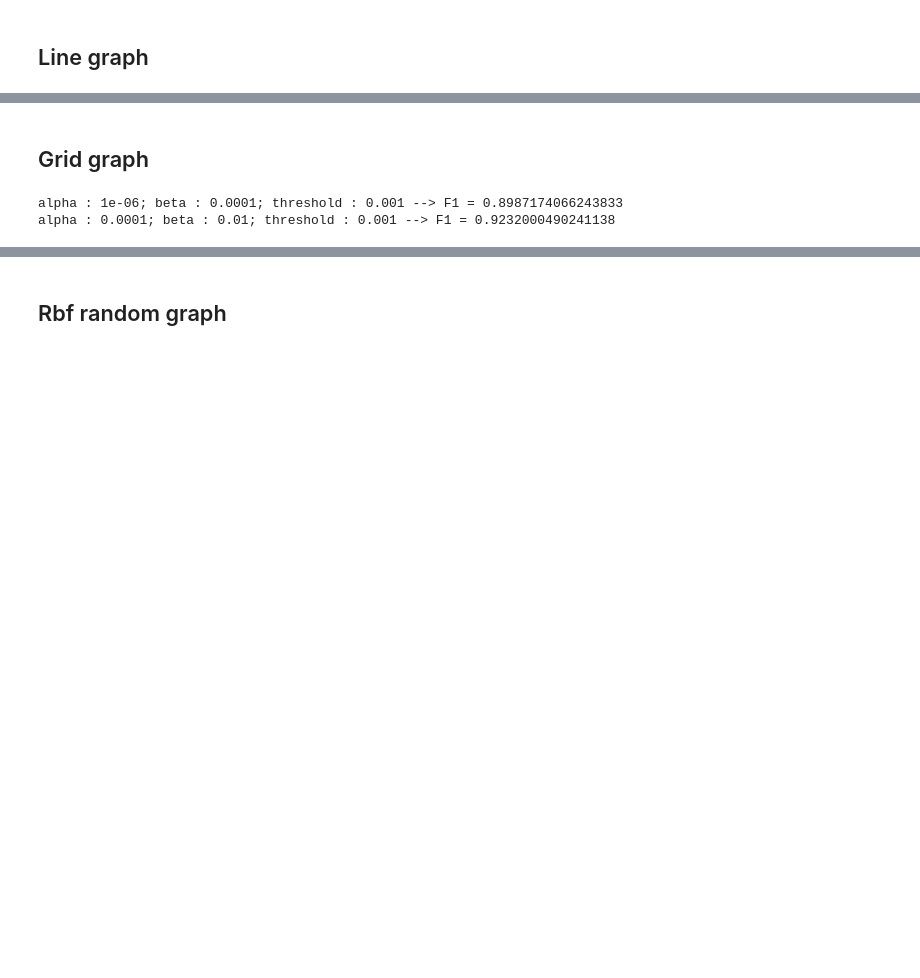
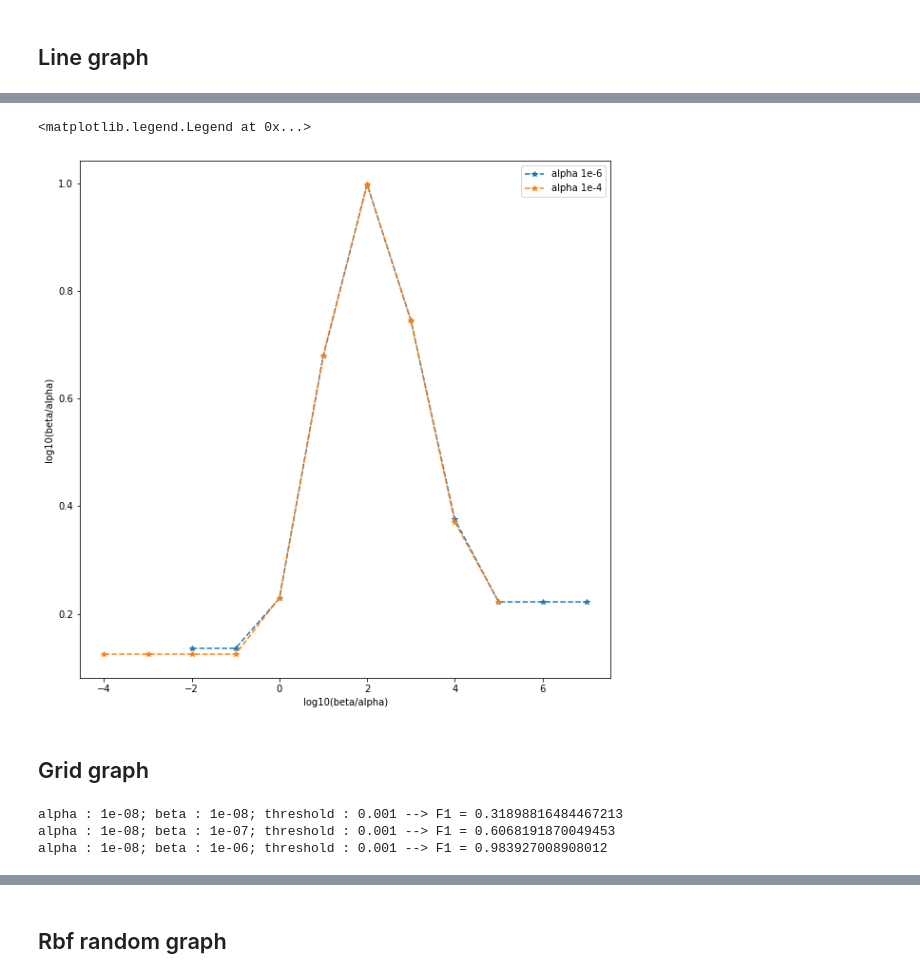
Before and after one commit to Guichaoua/AST_MVA2021, a Jupyter notebook: code/notebooks/GLSigRep.ipynb, the cells around one changed output, grey strips where cells are left out. Cells and saved outputs as stored; diff of their text form; code cells hidden in the pictures; blank space fills up the shorter version.

```diff
--- a/code/notebooks/GLSigRep.ipynb
+++ b/code/notebooks/GLSigRep.ipynb
@@ -64,3 +88,17 @@ alpha : 1e-06; beta : 0.0001; threshold : 0.001 --> F1 = 1.0
+# %%
+alpha_6 = results_line[results_line["threshold"]==0.001][results_line["alpha"]==1e-6]["F1"]
+alpha_4 = results_line[results_line["threshold"]==0.001][results_line["alpha"]==1e-4]["F1"]
+alpha_2 = results_line[results_line["threshold"]==0.001][results_line["alpha"]==1e-2]["F1"]
+# %%
+plt.figure(figsize=(10, 10))
+plt.plot(np.arange(-2, 8), alpha_6, "*--", label="alpha 1e-6")
+plt.plot(np.arange(-4, 6), alpha_4, "*--", label="alpha 1e-4")
+plt.ylabel("log10(beta/alpha)")
+plt.xlabel("log10(beta/alpha)")
+plt.legend()
+# %% [output]
+<matplotlib.legend.Legend at 0x...>
+[figure, added]
 # %% [markdown]
 ## Grid graph
 # %%
@@ -79,7 +117,7 @@ for alpha in alpha_:
             samples = smooth_signal_generator(L, n_samples)
             pred_L, _ = GLSigRep(samples, n_step=n_steps, beta=beta, alpha=alpha)
             for i, threshold in enumerate(threshold_):
-                stats[i] += F1_score(L, pred_L)
+                stats[i] += F1_score(L, pred_L, threshold=threshold)
         for i, threshold in enumerate(threshold_):
             list_alpha.append(alpha)
             list_beta.append(beta)
@@ -92,5 +130,6 @@ for alpha in alpha_:
 
 results_grid = pd.DataFrame({"alpha" : list_alpha, "beta" : list_beta, "threshold" : list_threshold, "F1" : list_F1})
 # %% [output]
-alpha : 1e-06; beta : 0.0001; threshold : 0.001 --> F1 = 0.8987174066243833
-alpha : 0.0001; beta : 0.01; threshold : 0.001 --> F1 = 0.9232000490241138
+alpha : 1e-08; beta : 1e-08; threshold : 0.001 --> F1 = 0.31898816484467213
+alpha : 1e-08; beta : 1e-07; threshold : 0.001 --> F1 = 0.6068191870049453
+alpha : 1e-08; beta : 1e-06; threshold : 0.001 --> F1 = 0.983927008908012
```
Also changed, not shown: parts of 29 cells of this notebook, 6 other files.
